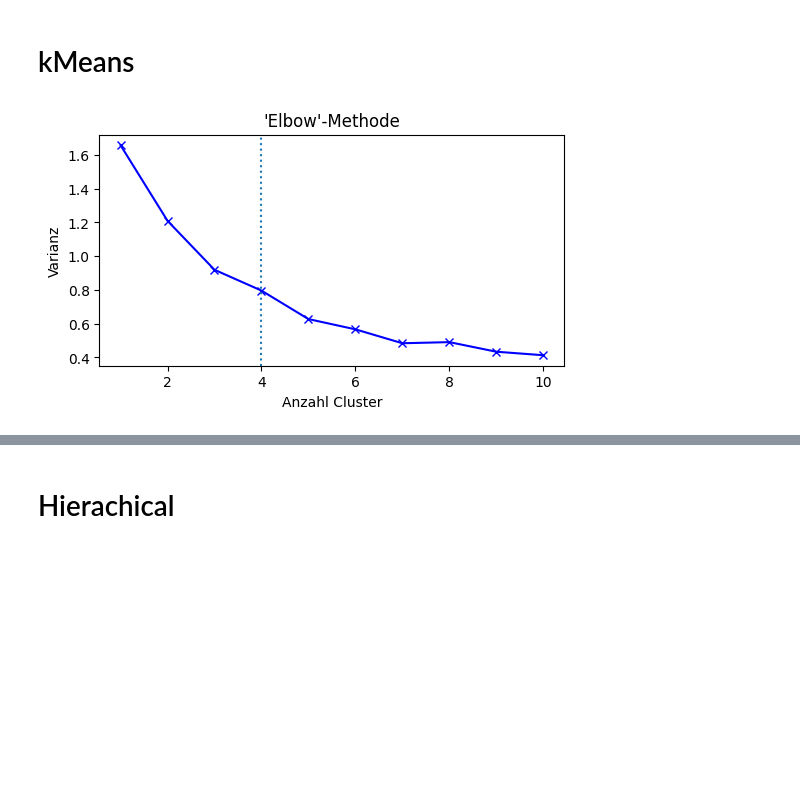
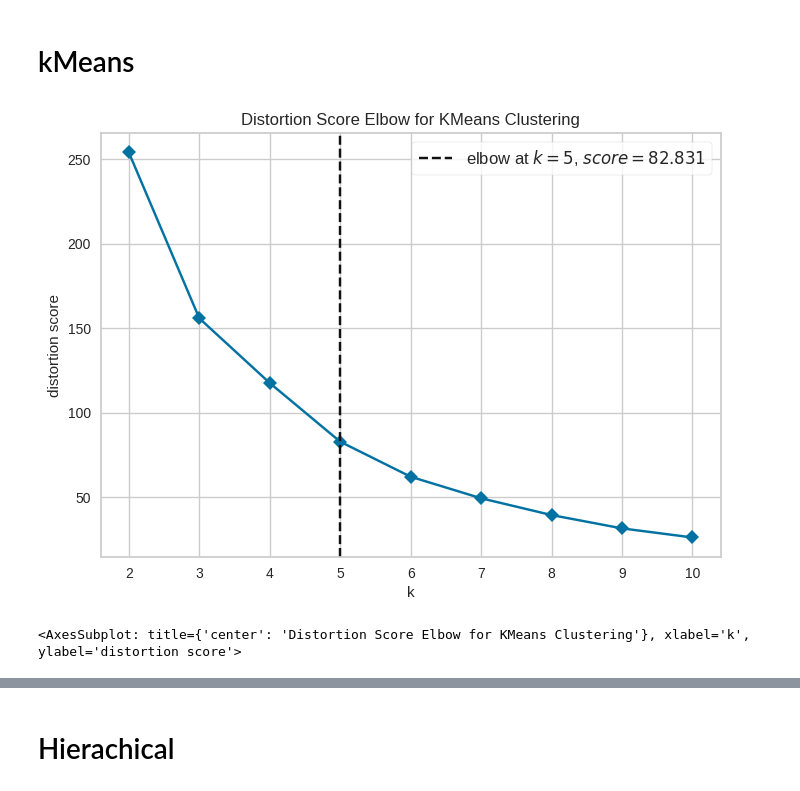
Before and after one commit to FrankCastlepancakes/ClusteringScikitLearn, a Jupyter notebook: notebook.ipynb, the cells around one changed output, grey strips where cells are left out. Saved outputs shown, nothing was run; the diff lists cells and outputs as text; code cells hidden in the pictures; blank space fills up the shorter version.

```diff
--- a/notebook.ipynb
+++ b/notebook.ipynb
@@ -103,25 +104,14 @@ Text(0, 0.5, 'Volume (m³)')
 # %% [markdown]
 # kMeans
-# %%
-distortions = []
-mapping1 = {}
-K = range(1, 11)
-
-for k in K:
-	kmeanModel = KMeans(n_clusters=k, init = "random").fit(scaled_x)
-
-	distortions.append(sum(min(cdist(scaled_x, kmeanModel.cluster_centers_,'euclidean'), axis=1)) / scaled_x.shape[0])
-
-	mapping1[k] = sum(min(cdist(scaled_x, kmeanModel.cluster_centers_,'euclidean'), axis=1)) / scaled_x.shape[0]
-
-figure(figsize=(6,3))
-plot(K, distortions, "bx-")
-axvline(x=4, linestyle= ":")
-xlabel("Anzahl Cluster")
-ylabel("Varianz")
-title("'Elbow'-Methode")
-show()
-# %% [output]
-[figure, removed]
+# %%
+# Elbow Method for K means
+model = KMeans(init="k-means++")
+# k is range of number of clusters.
+visualizer = KElbowVisualizer(model, k=(2,11), timings=False, distance_metric="euclidean")
+visualizer.fit(scaled_x)
+visualizer.show()
+# %% [output]
+[figure, added]
+<AxesSubplot: title={'center': 'Distortion Score Elbow for KMeans Clustering'}, xlabel='k', ylabel='distortion score'>
 # %%
 # Define 4 Clusters with random starting centers
```
Also changed, not shown: parts of 11 cells of this notebook, 9 other files.
